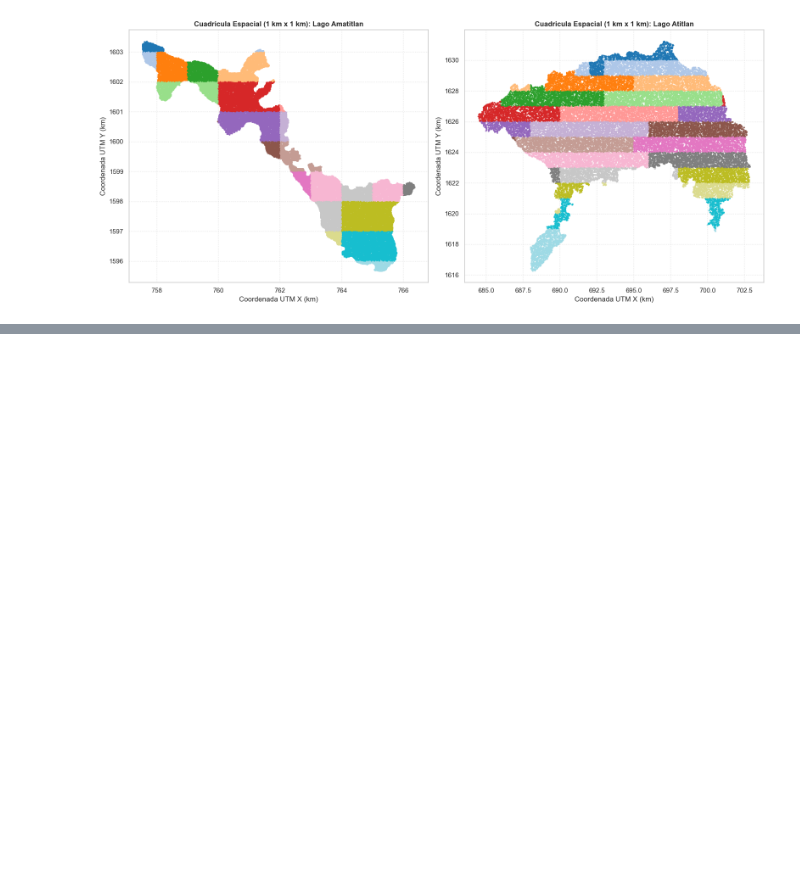
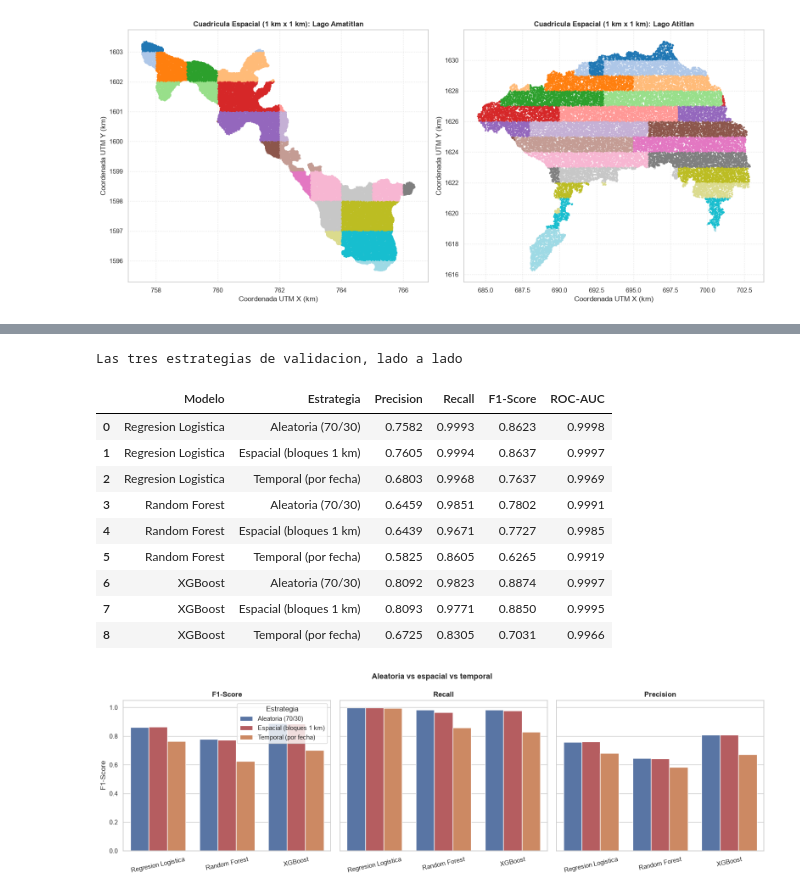
Before and after one commit to AngelEsquit/Lab4-DS, a Jupyter notebook: notebooks/Lab4_Parte2_ML.ipynb, the cells around one changed output, grey strips where cells are left out. Saved outputs shown, nothing was run; the diff lists cells and outputs as text; code cells hidden in the pictures; blank space fills up the shorter version.

```diff
--- a/notebooks/Lab4_Parte2_ML.ipynb
+++ b/notebooks/Lab4_Parte2_ML.ipynb
@@ -1046,0 +1206,47 @@ plt.show()
+# %%
+filas_estrategias = []
+for mod in ['Regresion Logistica', 'Random Forest', 'XGBoost']:
+    filas_estrategias.append({'Modelo': mod, 'Estrategia': 'Aleatoria (70/30)',
+                              'Precision': df_metricas_test.loc[mod, 'Precision (Clase 1)'],
+                              'Recall': df_metricas_test.loc[mod, 'Recall (Clase 1)'],
+                              'F1-Score': df_metricas_test.loc[mod, 'F1-Score (Clase 1)'],
+                              'ROC-AUC': df_metricas_test.loc[mod, 'ROC-AUC']})
+    for etiqueta, tabla in [('Espacial (bloques 1 km)', df_res_espacial),
+                            ('Temporal (por fecha)', df_res_temporal)]:
+        filas_estrategias.append({'Modelo': mod, 'Estrategia': etiqueta,
+                                  'Precision': tabla.loc[mod, 'Precision'],
+                                  'Recall': tabla.loc[mod, 'Recall'],
+                                  'F1-Score': tabla.loc[mod, 'F1-Score'],
+                                  'ROC-AUC': tabla.loc[mod, 'ROC-AUC']})
+
+df_estrategias = pd.DataFrame(filas_estrategias)
+print('Las tres estrategias de validacion, lado a lado')
+display(df_estrategias.round(4))
+
+fig, axes = plt.subplots(1, 3, figsize=(16, 5), sharey=True)
+for ax, met in zip(axes, ['F1-Score', 'Recall', 'Precision']):
+    sns.barplot(data=df_estrategias, x='Modelo', y=met, hue='Estrategia',
+                palette=['#4C72B0', '#C44E52', '#DD8452'], ax=ax)
+    ax.set_title(met, fontsize=12, fontweight='bold')
+    ax.set_xlabel('')
+    ax.set_ylabel(met if ax is axes[0] else '')
+    ax.set_ylim(0, 1.05)
+    ax.tick_params(axis='x', rotation=12)
+    if ax is not axes[0]:
+        ax.legend_.remove()
+plt.suptitle('Aleatoria vs espacial vs temporal', fontsize=13, fontweight='bold')
+plt.tight_layout()
+plt.show()
+# %% [output]
+Las tres estrategias de validacion, lado a lado
+|  | Modelo | Estrategia | Precision | Recall | F1-Score | ROC-AUC |
+| 0 | Regresion Logistica | Aleatoria (70/30) | 0.7582 | 0.9993 | 0.8623 | 0.9998 |
+| 1 | Regresion Logistica | Espacial (bloques 1 km) | 0.7605 | 0.9994 | 0.8637 | 0.9997 |
+| 2 | Regresion Logistica | Temporal (por fecha) | 0.6803 | 0.9968 | 0.7637 | 0.9969 |
+| 3 | Random Forest | Aleatoria (70/30) | 0.6459 | 0.9851 | 0.7802 | 0.9991 |
+| 4 | Random Forest | Espacial (bloques 1 km) | 0.6439 | 0.9671 | 0.7727 | 0.9985 |
+| 5 | Random Forest | Temporal (por fecha) | 0.5825 | 0.8605 | 0.6265 | 0.9919 |
+| 6 | XGBoost | Aleatoria (70/30) | 0.8092 | 0.9823 | 0.8874 | 0.9997 |
+| 7 | XGBoost | Espacial (bloques 1 km) | 0.8093 | 0.9771 | 0.8850 | 0.9995 |
+| 8 | XGBoost | Temporal (por fecha) | 0.6725 | 0.8305 | 0.7031 | 0.9966 |
+[figure, added]
```
Also changed, not shown: parts of 78 cells of this notebook, 3 other files.
